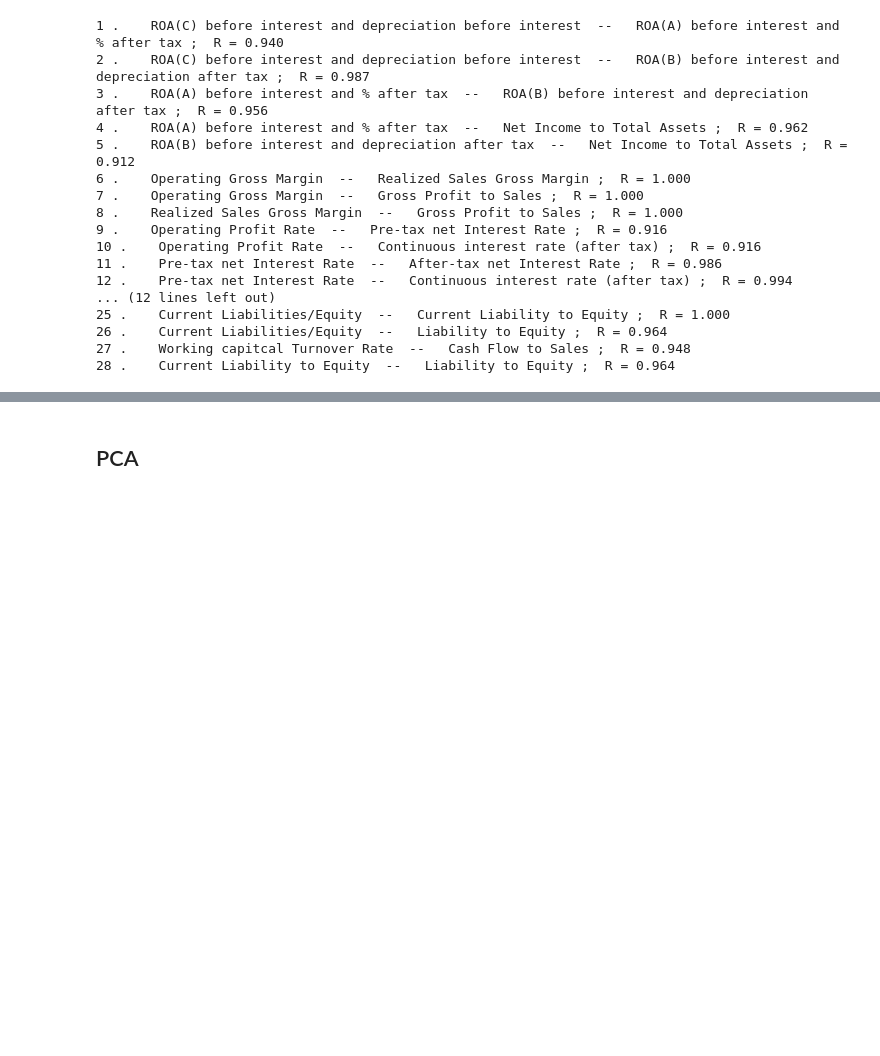
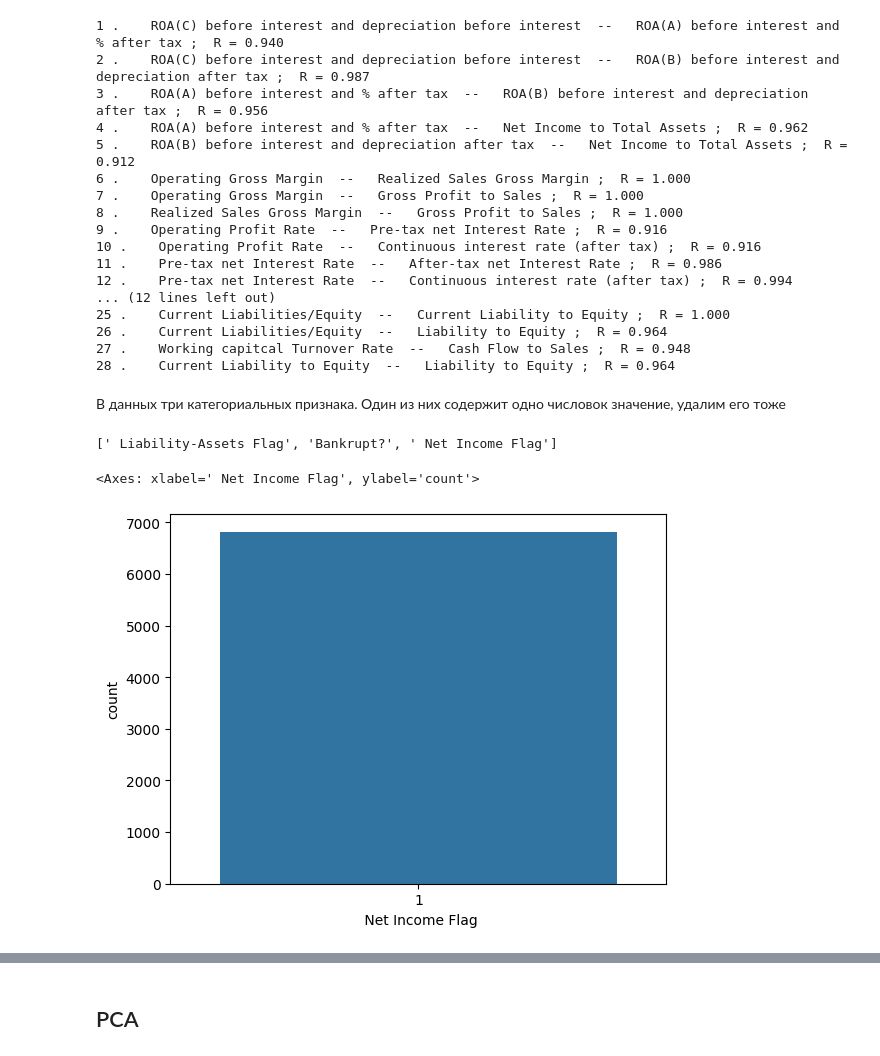
Before and after one commit to rustam-azimov/ml-course, a Jupyter notebook: homework/hw6.ipynb, the cells around one changed output, grey strips where cells are left out. Drawn from its saved outputs; the diff is of its cells as text; code cells hidden in the pictures; blank space fills up the shorter version.

```diff
--- a/homework/hw6.ipynb
+++ b/homework/hw6.ipynb
@@ -160,6 +155,20 @@ for col1 in list1:
 26 .    Current Liabilities/Equity  --   Liability to Equity ;  R = 0.964
 27 .    Working capitcal Turnover Rate  --   Cash Flow to Sales ;  R = 0.948
 28 .    Current Liability to Equity  --   Liability to Equity ;  R = 0.964
+# %% [markdown]
+В данных три категориальных признака. Один из них содержит одно числовок значение, удалим его тоже
+# %%
+numeric_features = df.dtypes[df.dtypes != 'int64'].index
+categorical_features = df.dtypes[df.dtypes == 'int64'].index
+
+df[categorical_features].columns.tolist()
+# %% [output]
+[' Liability-Assets Flag', 'Bankrupt?', ' Net Income Flag']
+# %%
+sns.countplot(x = ' Net Income Flag',data=df)
+# %% [output]
+<Axes: xlabel=' Net Income Flag', ylabel='count'>
+[figure, added]
 # %%
 columns_to_delete = {' ROA(A) before interest and % after tax',
                ' ROA(C) before interest and depreciation before interest',
```
Also changed, not shown: parts of 39 cells of this notebook.
